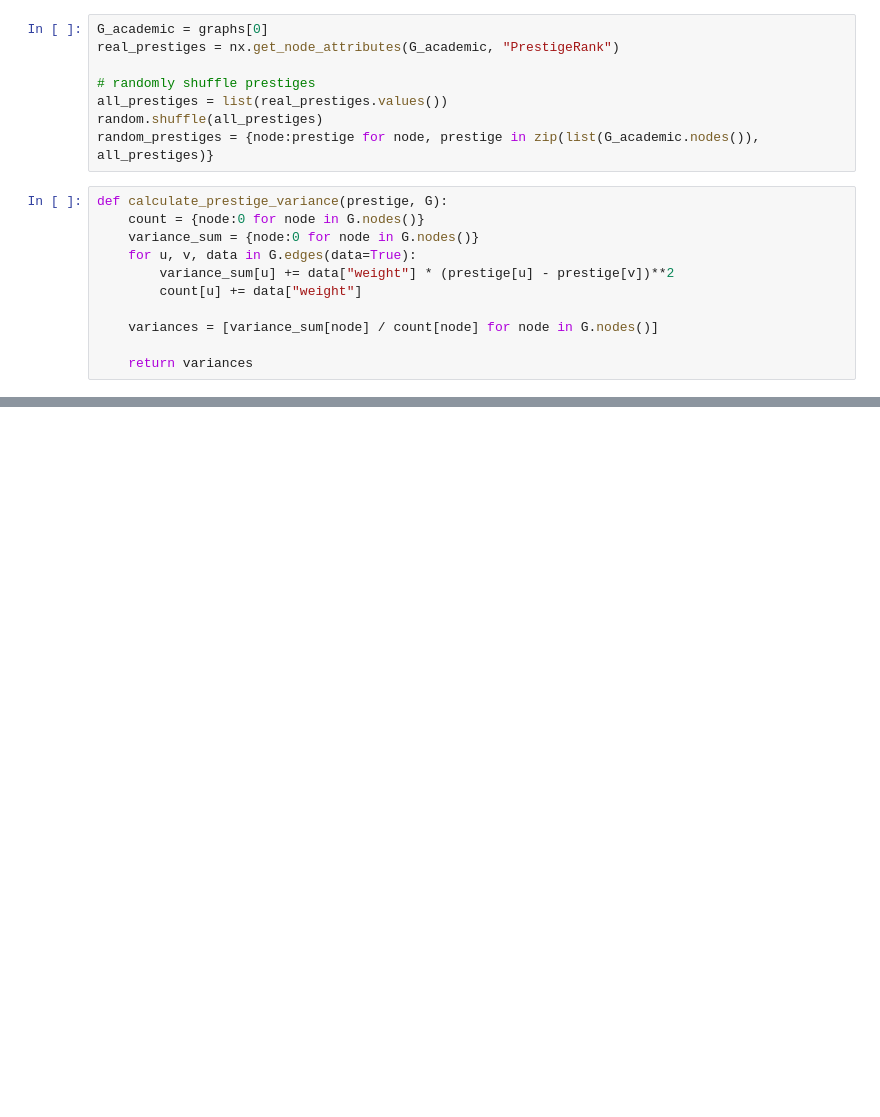
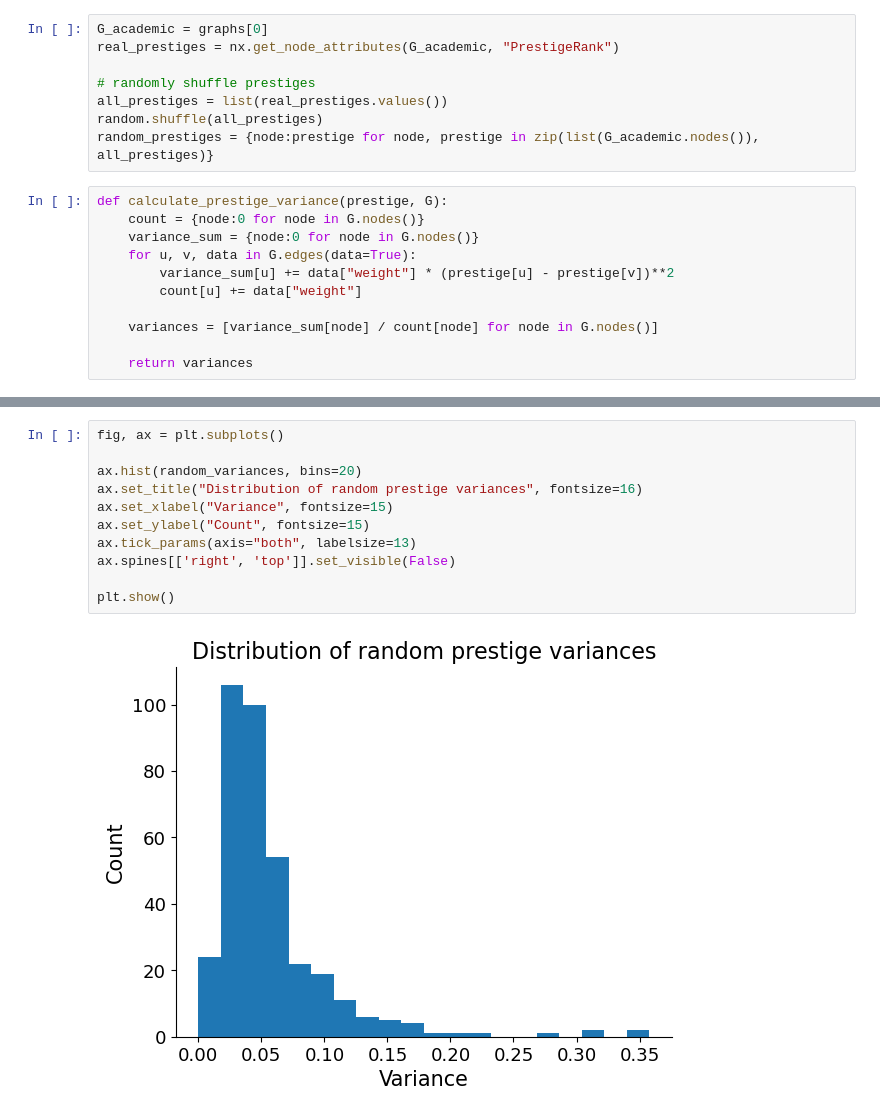
Before and after one commit to timpostuvan/prestige-prediction, a Jupyter notebook: src/0_exploration.ipynb, the cells around one changed output, grey strips where cells are left out. Drawn from its saved outputs; the diff is of its cells as text; blank space fills up the shorter version.

```diff
--- a/src/0_exploration.ipynb
+++ b/src/0_exploration.ipynb
@@ -235,0 +235,13 @@ plt.show()
+# %%
+fig, ax = plt.subplots()
+
+ax.hist(random_variances, bins=20)
+ax.set_title("Distribution of random prestige variances", fontsize=16)
+ax.set_xlabel("Variance", fontsize=15)
+ax.set_ylabel("Count", fontsize=15)
+ax.tick_params(axis="both", labelsize=13)
+ax.spines[['right', 'top']].set_visible(False)
+
+plt.show()
+# %% [output]
+[figure, added]
```
Also changed, not shown: parts of 4 cells of this notebook, 1 other file.
